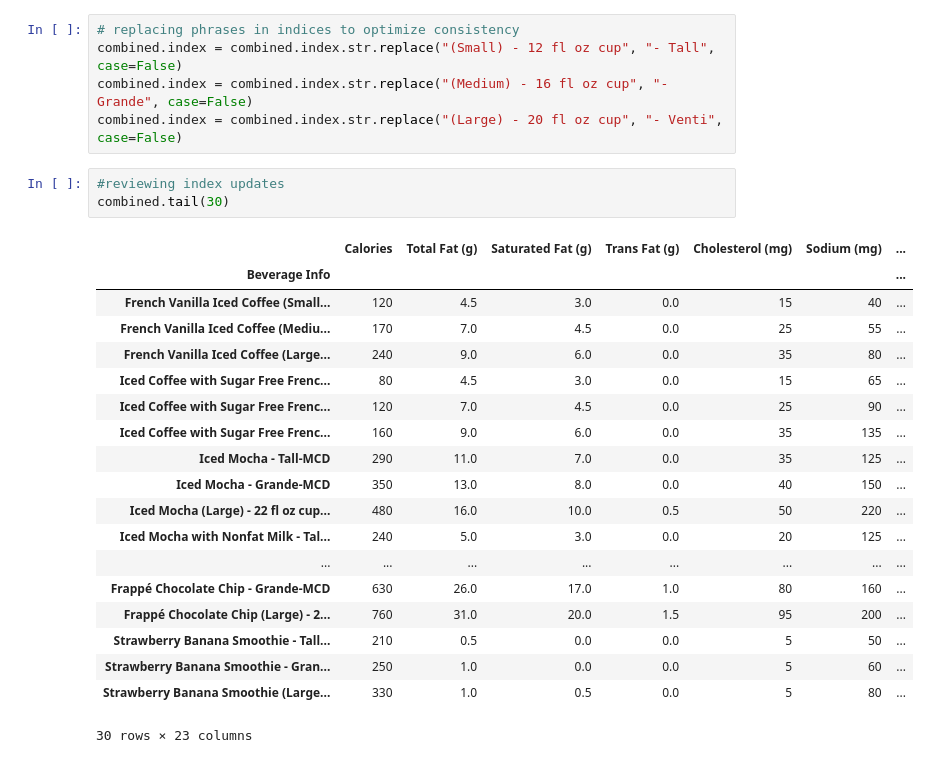
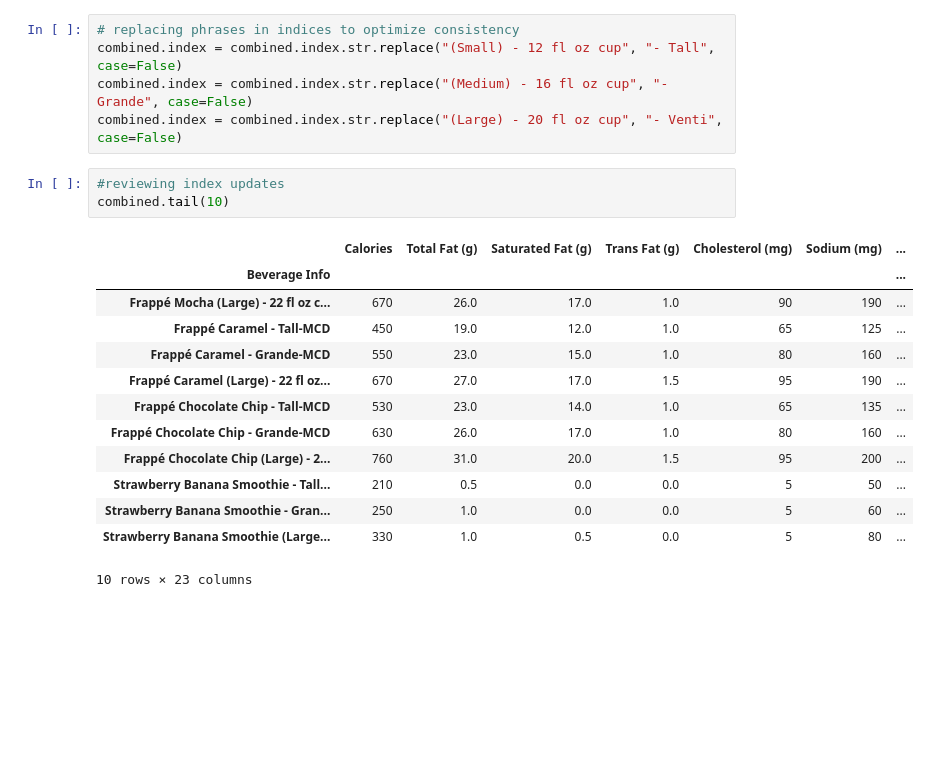
Before and after one commit to cmonjarr/AMB_Project_SP25, a Jupyter notebook: Nutrition Project/Nutrition_2025.ipynb, the cells around one changed output. Cells and saved outputs as stored; diff of their text form; blank space fills up the shorter version.

```diff
--- a/Nutrition Project/Nutrition_2025.ipynb
+++ b/Nutrition Project/Nutrition_2025.ipynb
@@ -1509,24 +1509,18 @@ combined.index = combined.index.str.replace("(Medium) - 16 fl oz cup", "- Grande
 combined.index = combined.index.str.replace("(Large) - 20 fl oz cup", "- Venti", case=False)
 # %%
 #reviewing index updates
-combined.tail(30)
+combined.tail(10)
 # %% [output]
 |  | Calories | Total Fat (g) | Saturated Fat (g) | Trans Fat (g) | Cholesterol (mg) | Sodium (mg) | ... |
 | Beverage Info |  |  |  |  |  |  | ... |
-| French Vanilla Iced Coffee (Small... | 120 | 4.5 | 3.0 | 0.0 | 15 | 40 | ... |
-| French Vanilla Iced Coffee (Mediu... | 170 | 7.0 | 4.5 | 0.0 | 25 | 55 | ... |
-| French Vanilla Iced Coffee (Large... | 240 | 9.0 | 6.0 | 0.0 | 35 | 80 | ... |
-| Iced Coffee with Sugar Free Frenc... | 80 | 4.5 | 3.0 | 0.0 | 15 | 65 | ... |
-| Iced Coffee with Sugar Free Frenc... | 120 | 7.0 | 4.5 | 0.0 | 25 | 90 | ... |
-| Iced Coffee with Sugar Free Frenc... | 160 | 9.0 | 6.0 | 0.0 | 35 | 135 | ... |
-| Iced Mocha - Tall-MCD | 290 | 11.0 | 7.0 | 0.0 | 35 | 125 | ... |
-| Iced Mocha - Grande-MCD | 350 | 13.0 | 8.0 | 0.0 | 40 | 150 | ... |
-| Iced Mocha (Large) - 22 fl oz cup... | 480 | 16.0 | 10.0 | 0.5 | 50 | 220 | ... |
-| Iced Mocha with Nonfat Milk - Tal... | 240 | 5.0 | 3.0 | 0.0 | 20 | 125 | ... |
-| ... | ... | ... | ... | ... | ... | ... | ... |
+| Frappé Mocha (Large) - 22 fl oz c... | 670 | 26.0 | 17.0 | 1.0 | 90 | 190 | ... |
+| Frappé Caramel - Tall-MCD | 450 | 19.0 | 12.0 | 1.0 | 65 | 125 | ... |
+| Frappé Caramel - Grande-MCD | 550 | 23.0 | 15.0 | 1.0 | 80 | 160 | ... |
+| Frappé Caramel (Large) - 22 fl oz... | 670 | 27.0 | 17.0 | 1.5 | 95 | 190 | ... |
+| Frappé Chocolate Chip - Tall-MCD | 530 | 23.0 | 14.0 | 1.0 | 65 | 135 | ... |
 | Frappé Chocolate Chip - Grande-MCD | 630 | 26.0 | 17.0 | 1.0 | 80 | 160 | ... |
 | Frappé Chocolate Chip (Large) - 2... | 760 | 31.0 | 20.0 | 1.5 | 95 | 200 | ... |
 | Strawberry Banana Smoothie - Tall... | 210 | 0.5 | 0.0 | 0.0 | 5 | 50 | ... |
 | Strawberry Banana Smoothie - Gran... | 250 | 1.0 | 0.0 | 0.0 | 5 | 60 | ... |
 | Strawberry Banana Smoothie (Large... | 330 | 1.0 | 0.5 | 0.0 | 5 | 80 | ... |
-30 rows × 23 columns
+10 rows × 23 columns
```
Also changed, not shown: parts of 3 cells of this notebook.
